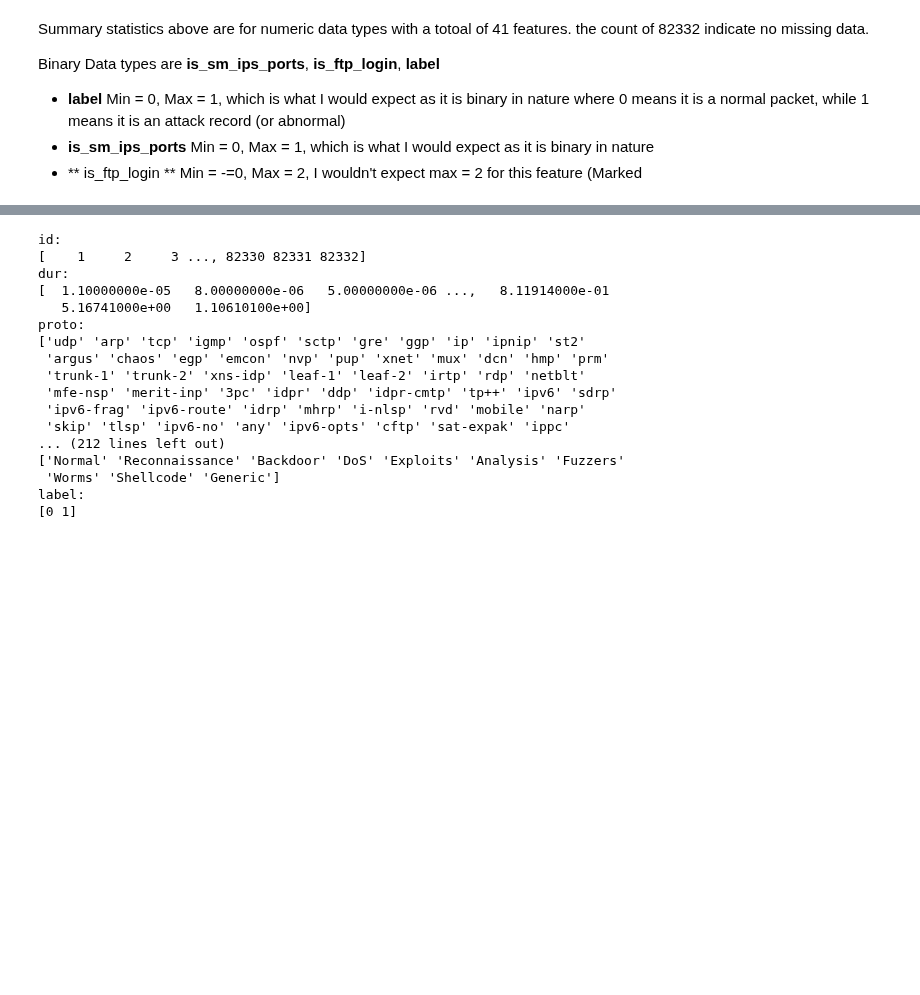
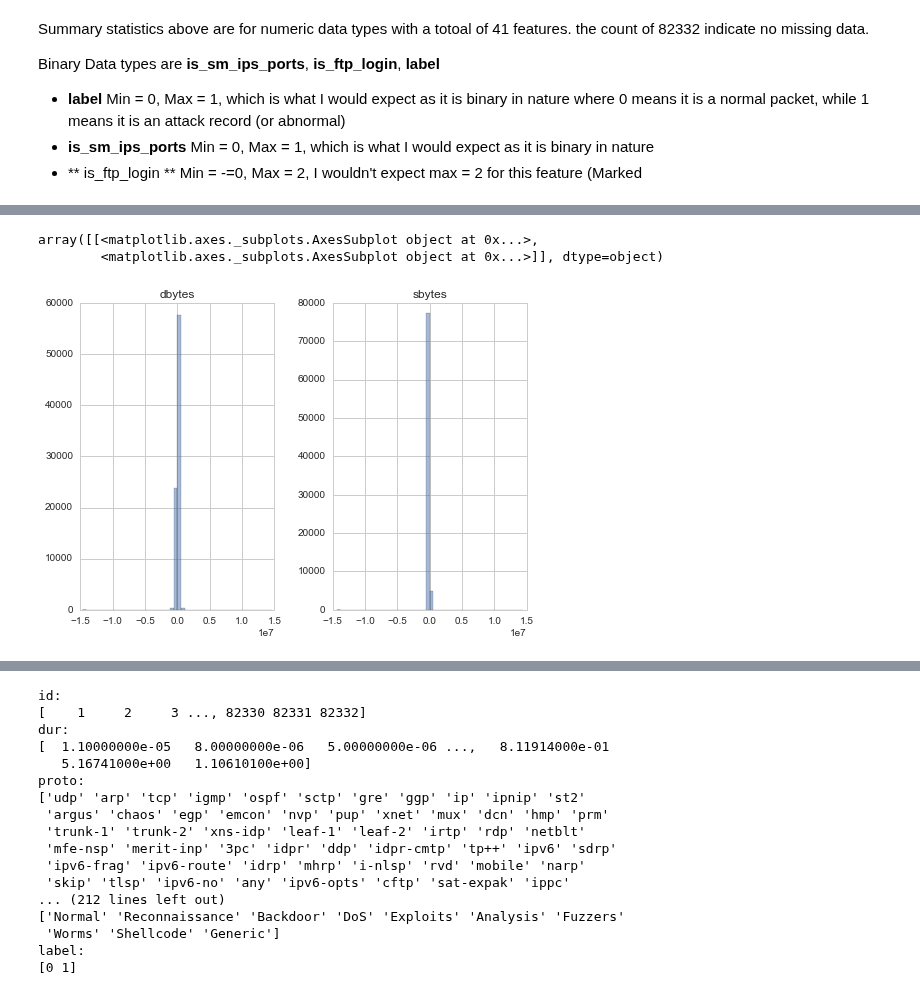
Before and after one commit to Dangerbotz/network_intrusion_detection_system, a Jupyter notebook: peter_detection_system.ipynb, the cells around one changed output, grey strips where cells are left out. Drawn from its saved outputs; the diff is of its cells as text; code cells hidden in the pictures; blank space fills up the shorter version.

```diff
--- a/peter_detection_system.ipynb
+++ b/peter_detection_system.ipynb
@@ -125,0 +281,6 @@ df.describe(include=['O']) # summary statistics on the categrical data types in
+# %%
+df[['dbytes', 'sbytes']].diff().hist(alpha=0.5, bins=50)
+# %% [output]
+array([[<matplotlib.axes._subplots.AxesSubplot object at 0x...>,
+        <matplotlib.axes._subplots.AxesSubplot object at 0x...>]], dtype=object)
+[figure, added]
```
Also changed, not shown: parts of 18 cells of this notebook.
